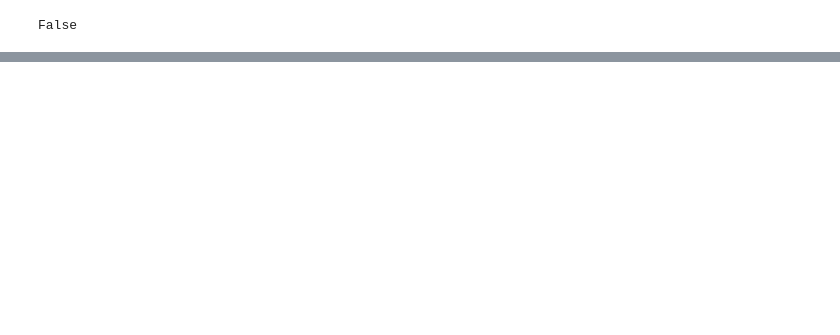
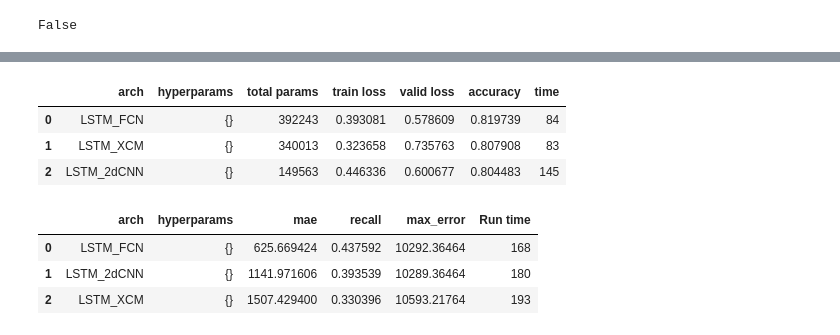
Before and after one commit to enora-barbier/CRP_SLB, a Jupyter notebook: datasets/north_sea/Classification/combined_data_split.ipynb, the cells around one changed output, grey strips where cells are left out. Saved outputs shown, nothing was run; the diff lists cells and outputs as text; code cells hidden in the pictures; blank space fills up the shorter version.

```diff
--- a/datasets/north_sea/Classification/combined_data_split.ipynb
+++ b/datasets/north_sea/Classification/combined_data_split.ipynb
@@ -716,6 +822,5 @@ random_seed(42, use_cuda=True)
 # %%
-#archs = [(LSTM_2dCNN, {}), (LSTM_XCM, {}), (LSTM_FCN, {})]
-archs = [(LSTM_FCN, {})]
+archs = [(LSTM_2dCNN, {}), (LSTM_XCM, {}), (LSTM_FCN, {})]
 # %%
 from IPython.display import clear_output, display
 from fastai.callback.tracker import EarlyStoppingCallback, SaveModelCallback
@@ -751,7 +851,10 @@ def Predicted_well_depth_npd(df_test_log, df_test_tops, dls, learn, pred_column,
 
     for well in well_list:
         try:
-            pred_m, df_wm = get_markers(df_test_log, learn, dls, well, pred_column, wsize, valid_dl, input_variable)
+            # NEW: determine which markers exist for this well and pass to get_markers
+            well_tops = df_test_tops.loc[well]
+            existing_markers = well_tops.dropna().index.tolist()
+            pred_m, df_wm = get_markers(df_test_log, learn, dls, well, pred_column, wsize, valid_dl, input_variable, existing_markers)
             row = {col[0]: well}
             for j, depth in enumerate(pred_m):
                 row[col[j + 1]] = depth
@@ -766,35 +869,50 @@ def Predicted_well_depth_npd(df_test_log, df_test_tops, dls, learn, pred_column,
     df_tops_pred = df_tops_pred.set_index(col[0])
     return df_tops_pred
 # %%
-
 # --- Training & evaluation loop ---
 results = pd.DataFrame(columns=['arch', 'hyperparams', 'total params', 'train loss', 'valid loss', 'accuracy', 'time'])
-result_recall = pd.DataFrame(columns=['arch', 'hyperparams', 'mae', 'recall', 'Run time'])
+result_recall = pd.DataFrame(columns=['arch', 'hyperparams', 'mae', 'recall', 'max_error', 'Run time'])
+
+RECALL_TOLERANCE = 50
 
 for i, (arch, k) in enumerate(archs):
     model = build_model(arch, dls=dls, **k)
     print(model.__class__.__name__)
     learn = Learner(dls, model, metrics=accuracy)
     start = time.time()
     learn.fit_one_cycle(20, 1e-3, cbs=[
         EarlyStoppingCallback(monitor='valid_loss', patience=3),
         SaveModelCallback(monitor='valid_loss')
     ])
     elapsed = time.time() - start
     vals = learn.recorder.values[-1]
 
     df_tops_pred = Predicted_well_depth_npd(
         df_test_log=_test_log, df_test_tops=_test_tops,
         dls=dls, learn=learn, pred_column=pred_column,
         wsize=wsize, valid_dl=valid_dl, input_variable=input_variable
     )
     rtime = time.time() - elapsed - start
-    recall, mae, df_result = recall_tops(_test_tops, df_tops_pred, tolerance=10)
+    recall, mae, df_result = recall_tops(_test_tops, df_tops_pred, tolerance=RECALL_TOLERANCE)
+
+    # Compute max_error from the per-marker absolute-error columns
+    ae_cols = [c for c in df_result.columns if c.endswith('_ae')]
+    max_error = df_result[ae_cols].values.astype(float)
+    max_error = np.nanmax(max_error) if not np.all(np.isnan(max_error)) else np.nan
 
     results.loc[i] = [arch.__name__, k, count_parameters(model), vals[0], vals[1], vals[2], int(elapsed)]
-    result_recall.loc[i] = [arch.__name__, k, mae, recall, int(rtime)]
+    result_recall.loc[i] = [arch.__name__, k, mae, recall, max_error, int(rtime)]
     results.sort_values(by='accuracy', ascending=False, kind='stable', ignore_index=True, inplace=True)
-    result_recall.sort_values(by='recall', ascending=False, kind='stable', ignore_index=True, inplace=True)
+    result_recall.sort_values(by=['recall', 'max_error'], ascending=[False, True], kind='stable', ignore_index=True, inplace=True)
     clear_output()
     display(results)
     display(result_recall)
+# %% [output]
+|  | arch | hyperparams | total params | train loss | valid loss | accuracy | time |
+| 0 | LSTM_FCN | {} | 392243 | 0.393081 | 0.578609 | 0.819739 | 84 |
+| 1 | LSTM_XCM | {} | 340013 | 0.323658 | 0.735763 | 0.807908 | 83 |
+| 2 | LSTM_2dCNN | {} | 149563 | 0.446336 | 0.600677 | 0.804483 | 145 |
+|  | arch | hyperparams | mae | recall | max_error | Run time |
+| 0 | LSTM_FCN | {} | 625.669424 | 0.437592 | 10292.36464 | 168 |
+| 1 | LSTM_2dCNN | {} | 1141.971606 | 0.393539 | 10289.36464 | 180 |
+| 2 | LSTM_XCM | {} | 1507.429400 | 0.330396 | 10593.21764 | 193 |
```
Also changed, not shown: parts of 17 cells of this notebook, 7 other files.
